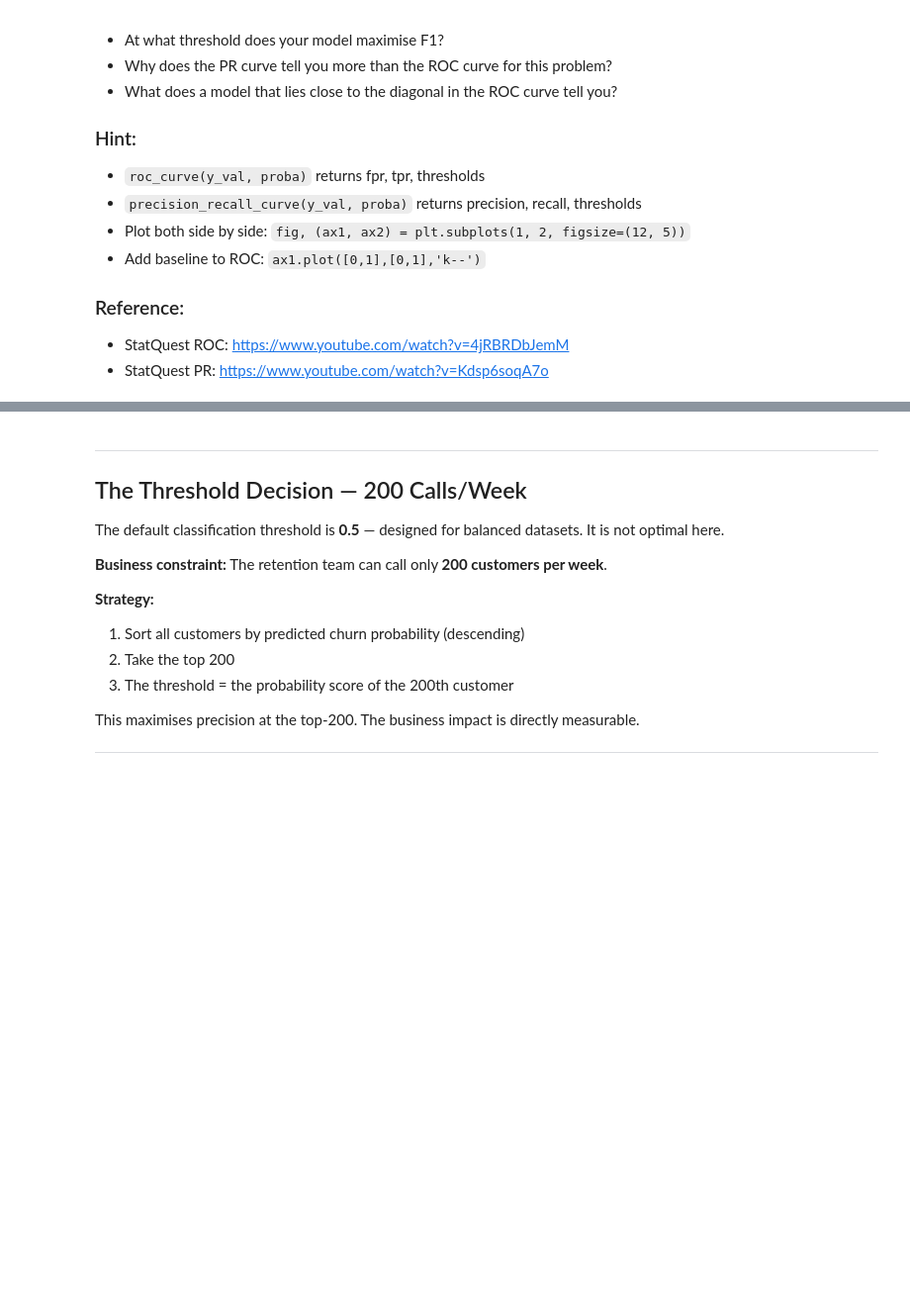
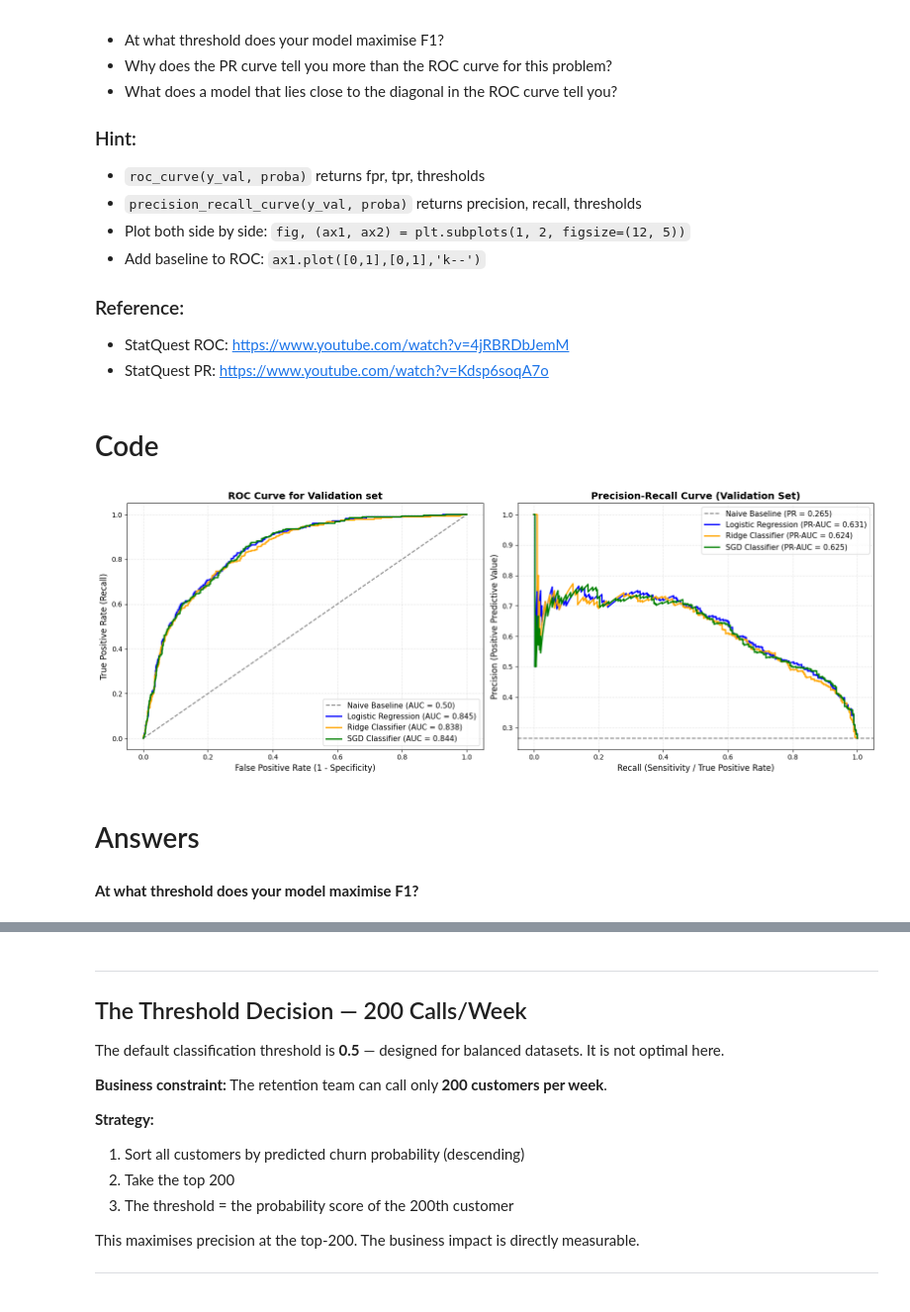
Before and after one commit to Sulav-Koirala/AI-Fellowship-Assignments, a Jupyter notebook: Week 4/W4_Linear_Models_Assignment.ipynb, the cells around one changed output, grey strips where cells are left out. Shown at 99% size. Saved outputs shown, nothing was run; the diff lists cells and outputs as text; code cells hidden in the pictures; blank space fills up the shorter version.

```diff
--- a/Week 4/W4_Linear_Models_Assignment.ipynb
+++ b/Week 4/W4_Linear_Models_Assignment.ipynb
@@ -641,0 +643,16 @@ Train each of the three classifiers. Record training time for each.
+# %%
+# Training using all 3 classifiers
+
+classifiers = {
+    'Logistic Regression': LogisticRegression(max_iter=1000, random_state=42),
+    'Ridge Classifier': RidgeClassifier(random_state=42),
+    'SGD Classifier': SGDClassifier(loss='log_loss', max_iter=1000, random_state=42)
+}
+
+execution_times = {}
+for name, clf in classifiers.items():
+    start_time = time.time()
+    clf.fit(X_train_copy, y_train)
+    end_time = time.time()
+    execution_times[name] = end_time - start_time
+    print(f"{name} Train Time: {execution_times[name]:.6f} seconds")
@@ -692,0 +773,2 @@ Plot ROC curves and Precision-Recall curves for your models.
+# %% [markdown]
+# Code
@@ -692,0 +777,57 @@ Plot ROC curves and Precision-Recall curves for your models.
+# %%
+fig, axes = plt.subplots(1, 2, figsize=(16, 6))
+colors = {
+    'Logistic Regression': 'blue',
+    'Ridge Classifier': 'orange',
+    'SGD Classifier': 'green'
+}
+
+# ROC curve
+
+axes[0].plot([0, 1], [0, 1], linestyle='--', color='gray', label='Naive Baseline (AUC = 0.50)')
+
+for name, clf in classifiers.items():
+    if hasattr(clf, "predict_proba"):
+        y_proba = clf.predict_proba(X_val_copy)[:, 1]
+    else:
+        y_proba = clf.decision_function(X_val_copy)
+
+    fpr, tpr, _ = roc_curve(y_val, y_proba)
+    auc_score = roc_auc_score(y_val, y_proba)
+    axes[0].plot(fpr, tpr, color=colors[name], lw=2, label=f'{name} (AUC = {auc_score:.3f})')
+
+axes[0].set_title('ROC Curve for Validation set', fontsize=14, fontweight='bold')
+axes[0].set_xlabel('False Positive Rate (1 - Specificity)', fontsize=12)
+axes[0].set_ylabel('True Positive Rate (Recall)', fontsize=12)
+axes[0].grid(True, linestyle=':', alpha=0.6)
+axes[0].legend(loc='lower right', fontsize=11)
+
+# PR curve
+
+churn_baseline = y_val.mean()
+axes[1].axhline(y=churn_baseline, linestyle='--', color='gray', label=f'Naive Baseline (PR = {churn_baseline:.3f})')
+
+for name, clf in classifiers.items():
+    if hasattr(clf, "predict_proba"):
+        y_proba = clf.predict_proba(X_val_copy)[:, 1]
+    else:
+        y_proba = clf.decision_function(X_val_copy)
+
+    precision, recall, _ = precision_recall_curve(y_val, y_proba)
+    pr_auc_score = average_precision_score(y_val, y_proba)
+    axes[1].plot(recall, precision, color=colors[name], lw=2, label=f'{name} (PR-AUC = {pr_auc_score:.3f})')
+
+axes[1].set_title('Precision-Recall Curve (Validation Set)', fontsize=14, fontweight='bold')
+axes[1].set_xlabel('Recall (Sensitivity / True Positive Rate)', fontsize=12)
+axes[1].set_ylabel('Precision (Positive Predictive Value)', fontsize=12)
+axes[1].grid(True, linestyle=':', alpha=0.6)
+axes[1].legend(loc='upper right', fontsize=11)
+
+plt.tight_layout()
+plt.show()
+# %% [output]
+[figure, added]
+# %% [markdown]
+# Answers
+# %% [markdown]
+**At what threshold does your model maximise F1?**
```
Also changed, not shown: parts of 39 cells of this notebook.
